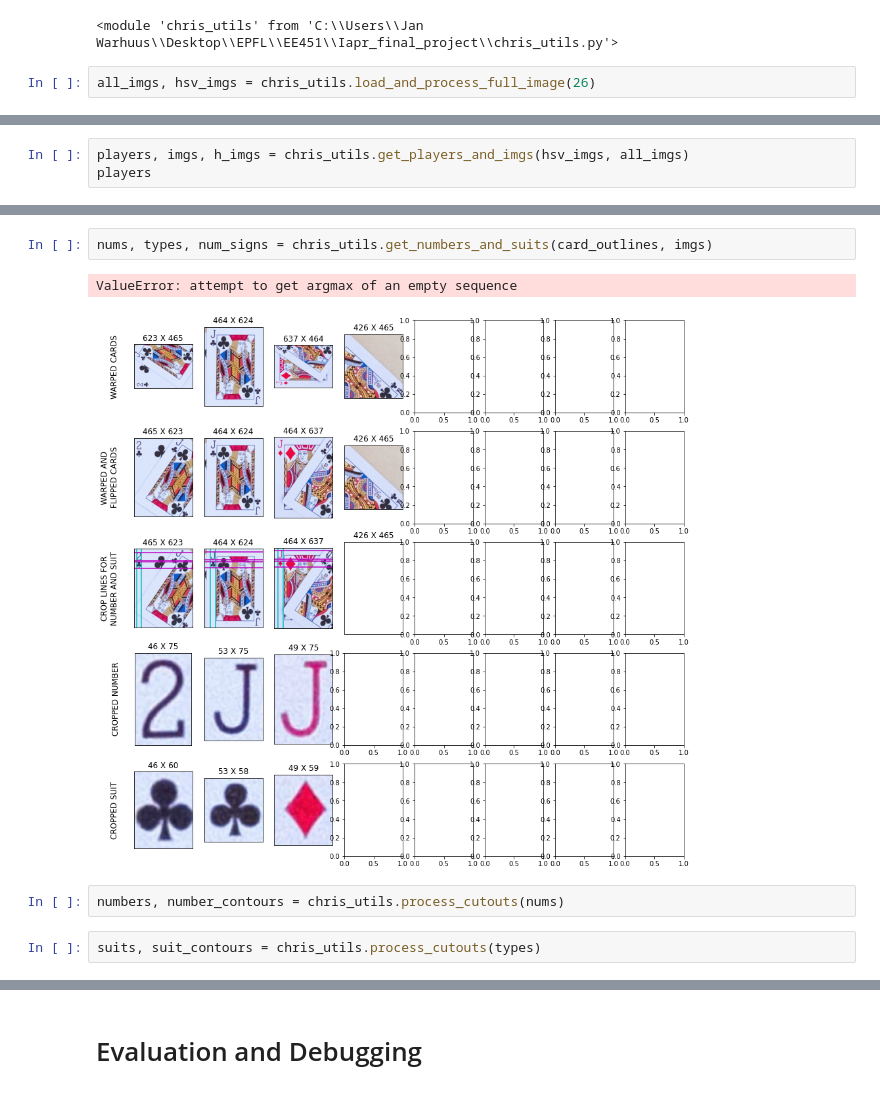
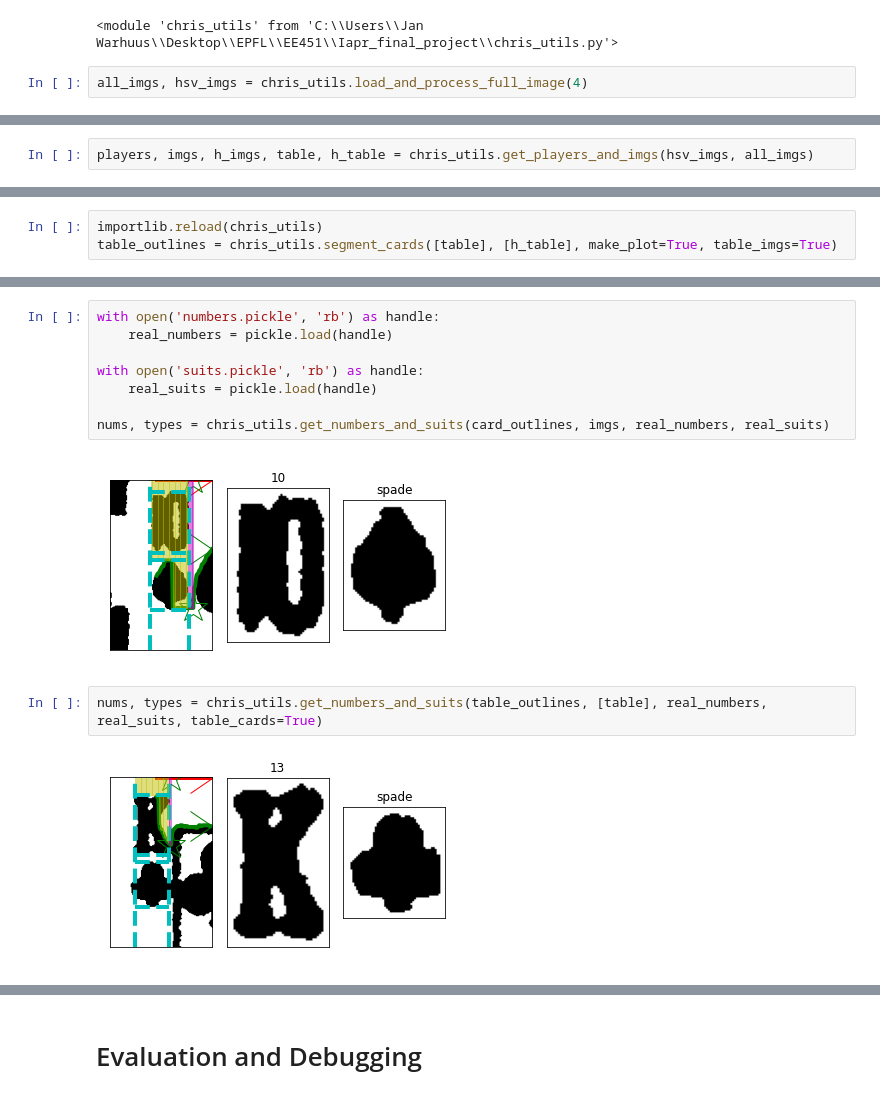
Before and after one commit to fraborg99/Iapr_final_project, a Jupyter notebook: project_chris.ipynb, the cells around one changed output, grey strips where cells are left out. Cells and saved outputs as stored; diff of their text form.

```diff
--- a/project_chris.ipynb
+++ b/project_chris.ipynb
@@ -249,5 +249,5 @@ importlib.reload(chris_utils)
 # %% [output]
 <module 'chris_utils' from 'C:\\Users\\Jan Warhuus\\Desktop\\EPFL\\EE451\\Iapr_final_project\\chris_utils.py'>
 # %%
-all_imgs, hsv_imgs = chris_utils.load_and_process_full_image(26)
+all_imgs, hsv_imgs = chris_utils.load_and_process_full_image(4)
 # %% [output]
@@ -256,4 +255,3 @@ all_imgs, hsv_imgs = chris_utils.load_and_process_full_image(26)
 # %%
-players, imgs, h_imgs = chris_utils.get_players_and_imgs(hsv_imgs, all_imgs)
-players
+players, imgs, h_imgs, table, h_table = chris_utils.get_players_and_imgs(hsv_imgs, all_imgs)
 # %% [output]
@@ -265,0 +263,3 @@ card_outlines = chris_utils.segment_cards(imgs, h_imgs)
+# %%
+importlib.reload(chris_utils)
+table_outlines = chris_utils.segment_cards([table], [h_table], make_plot=True, table_imgs=True)
@@ -266,9 +268,14 @@ card_outlines = chris_utils.segment_cards(imgs, h_imgs)
+# %%
+with open('numbers.pickle', 'rb') as handle:
+    real_numbers = pickle.load(handle)
+
+with open('suits.pickle', 'rb') as handle:
+    real_suits = pickle.load(handle)
+
+nums, types = chris_utils.get_numbers_and_suits(card_outlines, imgs, real_numbers, real_suits)
+# %% [output]
+[figure, added]
 # %%
-nums, types, num_signs = chris_utils.get_numbers_and_suits(card_outlines, imgs)
+nums, types = chris_utils.get_numbers_and_suits(table_outlines, [table], real_numbers, real_suits, table_cards=True)
 # %% [output]
-ValueError: attempt to get argmax of an empty sequence
-[figure, old version]
+[figure, new version]
-# %%
-numbers, number_contours = chris_utils.process_cutouts(nums)
-# %%
-suits, suit_contours = chris_utils.process_cutouts(types)
```
Also changed, not shown: parts of 15 cells of this notebook, 4 other files.
